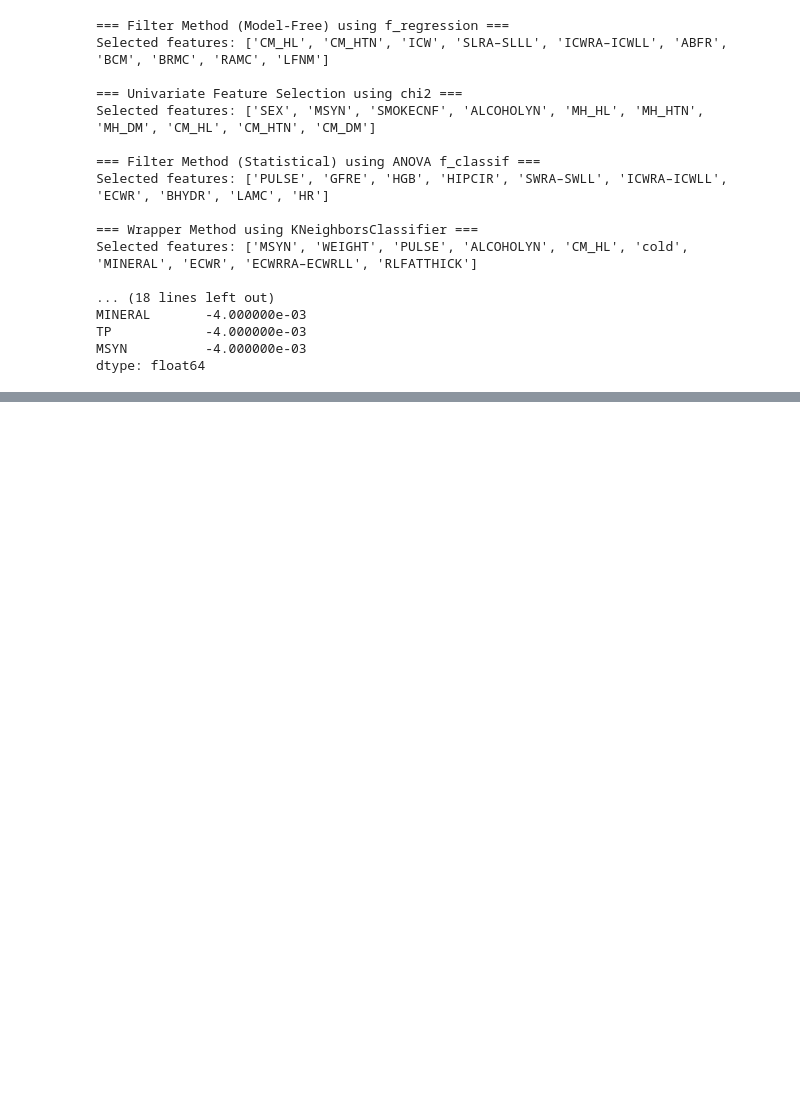
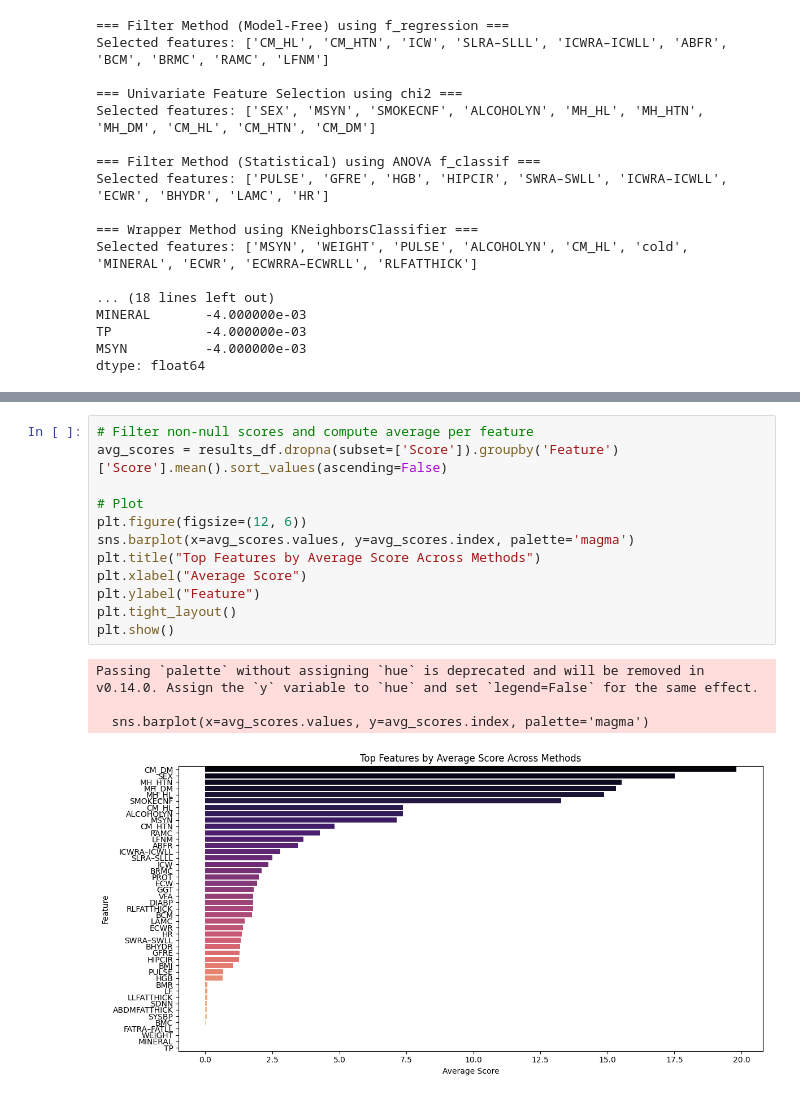
Before and after one commit to RafsanJany-UST/CODE_With_SHA, a Jupyter notebook: MY/Triassic.ipynb, the cells around one changed output, grey strips where cells are left out. Saved outputs shown, nothing was run; the diff lists cells and outputs as text; blank space fills up the shorter version.

```diff
--- a/MY/Triassic.ipynb
+++ b/MY/Triassic.ipynb
@@ -582,0 +631,17 @@ import ace_tools as tools; tools.display_dataframe_to_user(name="Feature Selecti
+# %%
+# Filter non-null scores and compute average per feature
+avg_scores = results_df.dropna(subset=['Score']).groupby('Feature')['Score'].mean().sort_values(ascending=False)
+
+# Plot
+plt.figure(figsize=(12, 6))
+sns.barplot(x=avg_scores.values, y=avg_scores.index, palette='magma')
+plt.title("Top Features by Average Score Across Methods")
+plt.xlabel("Average Score")
+plt.ylabel("Feature")
+plt.tight_layout()
+plt.show()
+# %% [output]
+Passing `palette` without assigning `hue` is deprecated and will be removed in v0.14.0. Assign the `y` variable to `hue` and set `legend=False` for the same effect.
+
+  sns.barplot(x=avg_scores.values, y=avg_scores.index, palette='magma')
+[figure, added]
```
Also changed, not shown: parts of 6 cells of this notebook.
